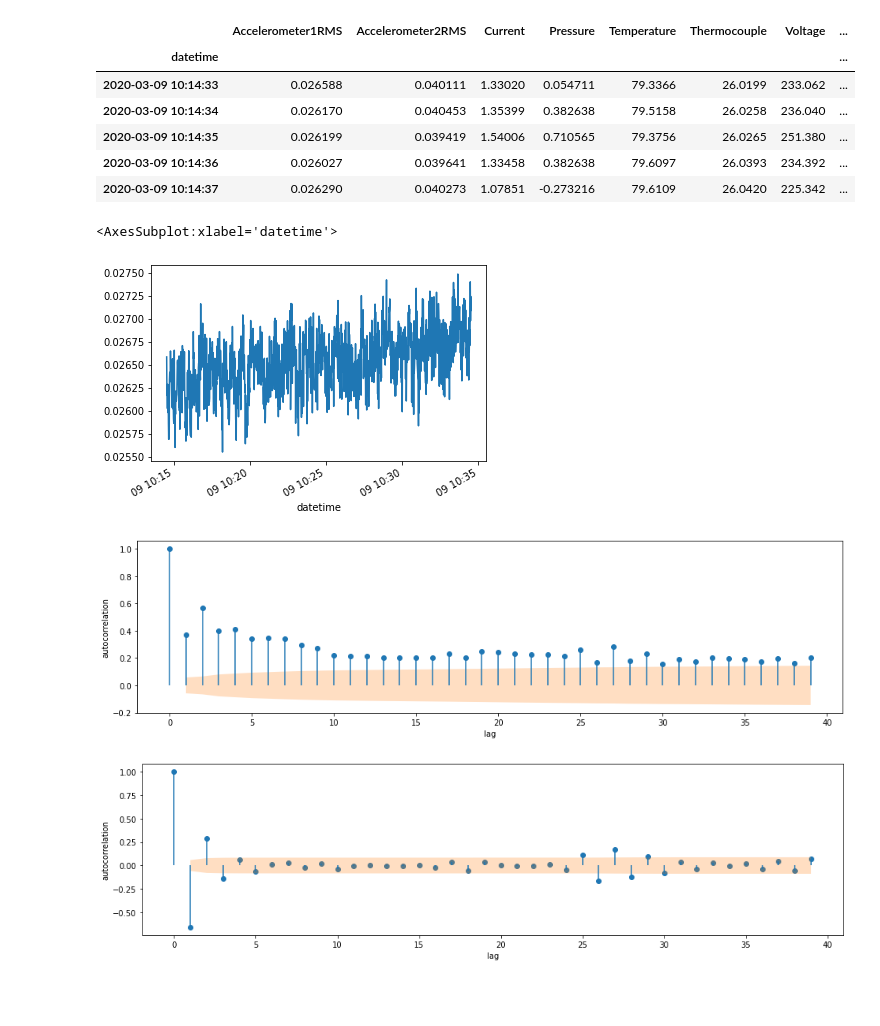
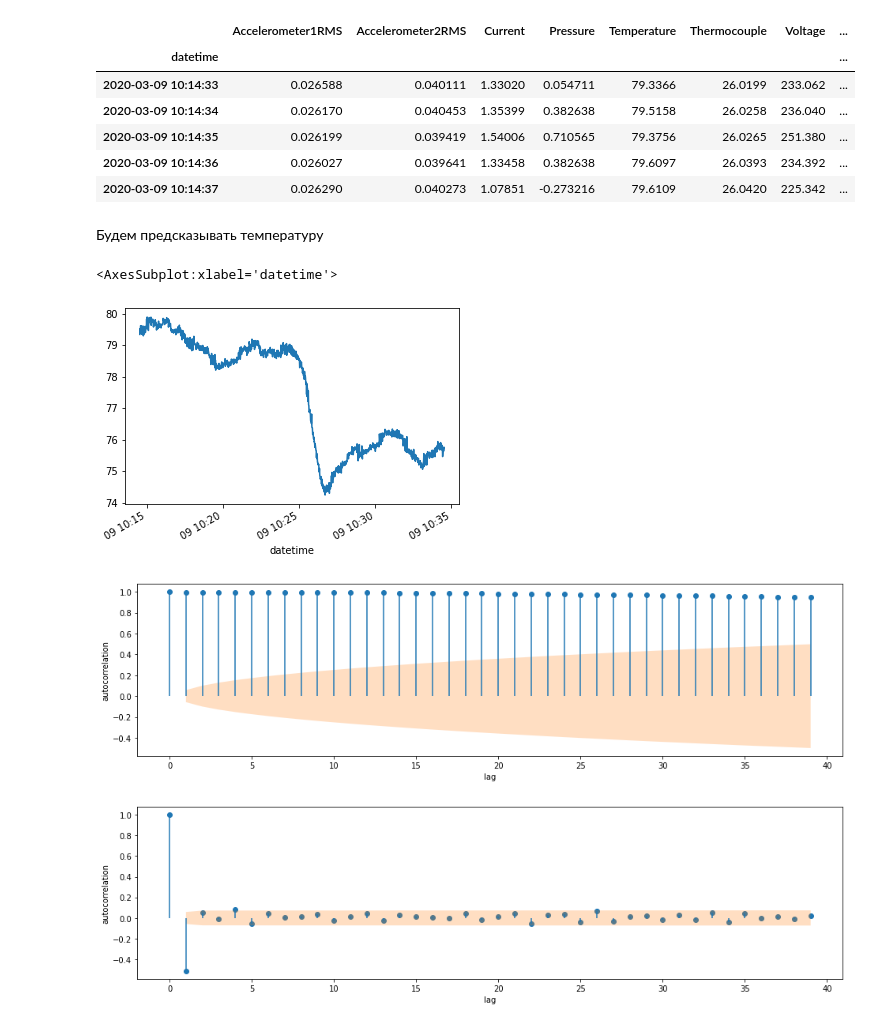
Before and after one commit to dabdya/anomaly_detection, a Jupyter notebook: ARIMA.ipynb, the cells around one changed output. Drawn from its saved outputs; the diff is of its cells as text; code cells hidden in the pictures; blank space fills up the shorter version.

```diff
--- a/ARIMA.ipynb
+++ b/ARIMA.ipynb
@@ -294,20 +421,22 @@ df.head()
 | 2020-03-09 10:14:35 | 0.026199 | 0.039419 | 1.54006 | 0.710565 | 79.3756 | 26.0265 | 251.380 | ... |
 | 2020-03-09 10:14:36 | 0.026027 | 0.039641 | 1.33458 | 0.382638 | 79.6097 | 26.0393 | 234.392 | ... |
 | 2020-03-09 10:14:37 | 0.026290 | 0.040273 | 1.07851 | -0.273216 | 79.6109 | 26.0420 | 225.342 | ... |
+# %% [markdown]
+Будем предсказывать температуру
 # %%
-x = df["Accelerometer1RMS"].values
-df["Accelerometer1RMS"].plot()
+x = df["Temperature"].values
+df["Temperature"].plot()
 # %% [output]
 <AxesSubplot:xlabel='datetime'>
-[figure, old version]
+[figure, new version]
 # %%
 plot_acf(x)
 # %% [output]
-[figure, old version]
+[figure, new version]
 # %%
 plot_acf(np.diff(x))
 # %% [output]
-[figure, old version]
+[figure, new version]
 # %%
 plot_pacf(x)
 # %% [output]
```
Also changed, not shown: parts of 34 cells of this notebook, 12 other files.
